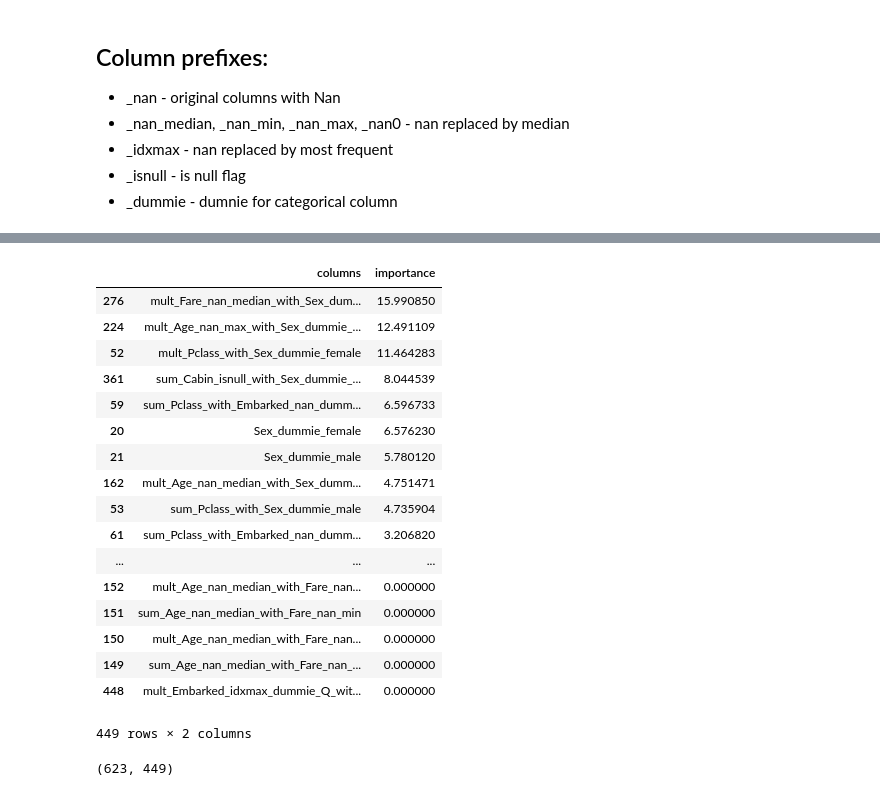
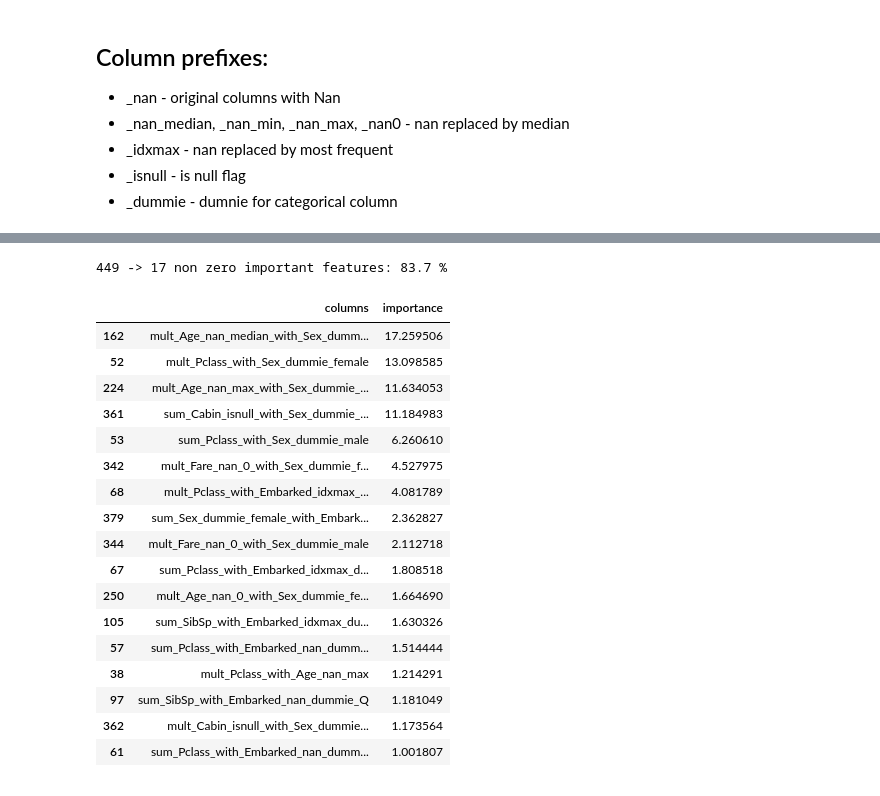
Before and after one commit to 32r81b/Pipeline-0.1, a Jupyter notebook: 4. Feature Selection.ipynb, the cells around one changed output, grey strips where cells are left out. Drawn from its saved outputs; the diff is of its cells as text; code cells hidden in the pictures.

```diff
--- a/4. Feature Selection.ipynb
+++ b/4. Feature Selection.ipynb
@@ -25,16 +25,16 @@ X_train.shape
 -  _isnull - is null flag
 -  _dummie - dumnie for categorical column
 # %%
+iterations = np.round(10 + len(X_train.columns)/20)
 if target_type=='binary':
-    loss_function = 'Logloss:border=0.5'
-    model = CatBoostClassifier(iterations=20, depth=2, learning_rate=0.1, loss_function=loss_function, eval_metric='Accuracy')
+    model = CatBoostClassifier(random_seed = 42, iterations=iterations, depth=2, learning_rate=0.1,
+                               loss_function='CrossEntropy', eval_metric='Accuracy')
     params = ''
 elif target_type=='interval':
     model = CatBoostRegressor()
     params = ''
 
 #https://tech.yandex.com/catboost/doc/dg/concepts/python-reference_parameters-list-docpage/#python-reference_parameters-list
-#clf = CatBoostRegressor(iterations=60, depth=2, learning_rate=0.1, loss_function=loss_function)
 
 # Для CatBoost требуется явно указывать категориальные переменные
 i=0
@@ -92,25 +92,25 @@ accuracy: 0.806
-# %%
-feature_importance.sort_values('importance', ascending = False)
-# %% [output]
-|  | columns | importance |
-| 276 | mult_Fare_nan_median_with_Sex_dum... | 15.990850 |
-| 224 | mult_Age_nan_max_with_Sex_dummie_... | 12.491109 |
-| 52 | mult_Pclass_with_Sex_dummie_female | 11.464283 |
-| 361 | sum_Cabin_isnull_with_Sex_dummie_... | 8.044539 |
-| 59 | sum_Pclass_with_Embarked_nan_dumm... | 6.596733 |
-| 20 | Sex_dummie_female | 6.576230 |
-| 21 | Sex_dummie_male | 5.780120 |
-| 162 | mult_Age_nan_median_with_Sex_dumm... | 4.751471 |
-| 53 | sum_Pclass_with_Sex_dummie_male | 4.735904 |
-| 61 | sum_Pclass_with_Embarked_nan_dumm... | 3.206820 |
-| ... | ... | ... |
-| 152 | mult_Age_nan_median_with_Fare_nan... | 0.000000 |
-| 151 | sum_Age_nan_median_with_Fare_nan_min | 0.000000 |
-| 150 | mult_Age_nan_median_with_Fare_nan... | 0.000000 |
-| 149 | sum_Age_nan_median_with_Fare_nan_... | 0.000000 |
-| 448 | mult_Embarked_idxmax_dummie_Q_wit... | 0.000000 |
-449 rows × 2 columns
-# %%
-X_train.shape
-# %% [output]
-(623, 449)
+# %%
+#Keep deatures with > 1% normalize importance
+fi = feature_importance[feature_importance.importance > 1]
+print(len(X_train.columns), '->', len(fi.index), 'non zero important features:', np.round(fi.importance.sum(),1), '%')
+fi.sort_values('importance', ascending = False)
+# %% [output]
+449 -> 17 non zero important features: 83.7 %
+|  | columns | importance |
+| 162 | mult_Age_nan_median_with_Sex_dumm... | 17.259506 |
+| 52 | mult_Pclass_with_Sex_dummie_female | 13.098585 |
+| 224 | mult_Age_nan_max_with_Sex_dummie_... | 11.634053 |
+| 361 | sum_Cabin_isnull_with_Sex_dummie_... | 11.184983 |
+| 53 | sum_Pclass_with_Sex_dummie_male | 6.260610 |
+| 342 | mult_Fare_nan_0_with_Sex_dummie_f... | 4.527975 |
+| 68 | mult_Pclass_with_Embarked_idxmax_... | 4.081789 |
+| 379 | sum_Sex_dummie_female_with_Embark... | 2.362827 |
+| 344 | mult_Fare_nan_0_with_Sex_dummie_male | 2.112718 |
+| 67 | sum_Pclass_with_Embarked_idxmax_d... | 1.808518 |
+| 250 | mult_Age_nan_0_with_Sex_dummie_fe... | 1.664690 |
+| 105 | sum_SibSp_with_Embarked_idxmax_du... | 1.630326 |
+| 57 | sum_Pclass_with_Embarked_nan_dumm... | 1.514444 |
+| 38 | mult_Pclass_with_Age_nan_max | 1.214291 |
+| 97 | sum_SibSp_with_Embarked_nan_dummie_Q | 1.181049 |
+| 362 | mult_Cabin_isnull_with_Sex_dummie... | 1.173564 |
+| 61 | sum_Pclass_with_Embarked_nan_dumm... | 1.001807 |
```
Also changed, not shown: parts of 2 cells of this notebook, 10 other files.
